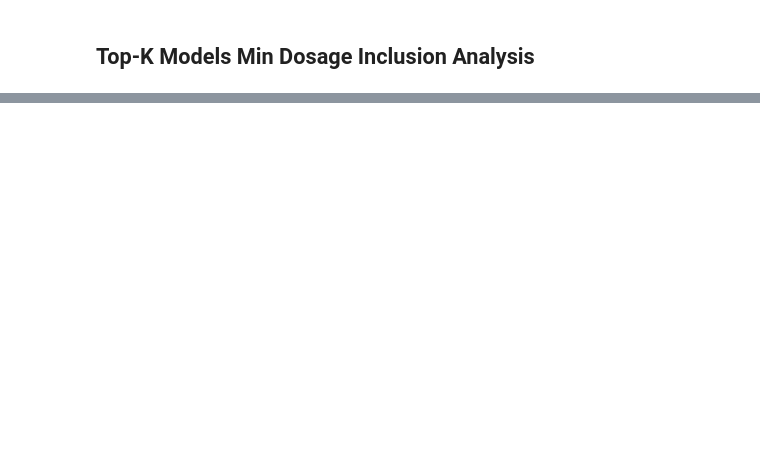
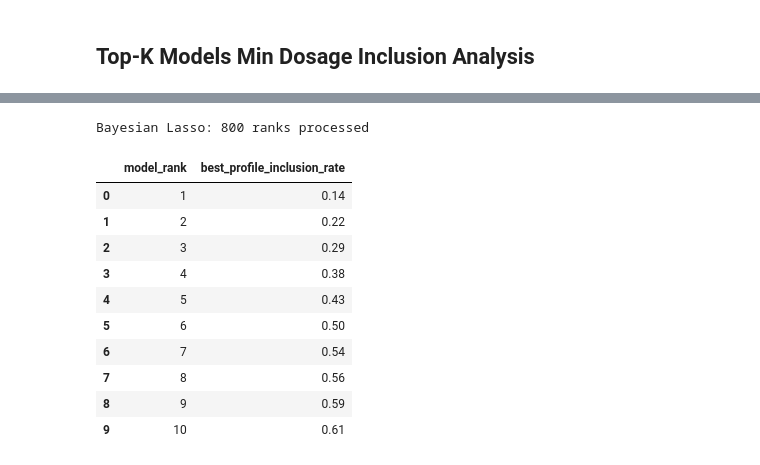
Before and after one commit to AparaV/rashomon-partition-sets, a Jupyter notebook: Code/analyze_reff_simulations.ipynb, the cells around one changed output, grey strips where cells are left out. Saved outputs shown, nothing was run; the diff lists cells and outputs as text; code cells hidden in the pictures; blank space fills up the shorter version.

```diff
--- a/Code/analyze_reff_simulations.ipynb
+++ b/Code/analyze_reff_simulations.ipynb
@@ -780,27 +813,40 @@ KeyError: 'min_dosage'
 # %%
-# Process Bayesian Lasso samples: sort by neg_log_posterior and compute cumulative min_dosage inclusion
+# Process Bayesian Lasso samples: sort by neg_log_posterior and compute cumulative best profile inclusion
 blasso_topk_df = blasso_samples_raw_df.copy()
 
 # Sort by neg_log_posterior within each simulation
 blasso_topk_df = blasso_topk_df.sort_values(["n_per_pol", "sim_num", "neg_log_posterior"], ascending=True)
 
 # Assign rank within each simulation
 blasso_topk_df["model_rank"] = blasso_topk_df.groupby(["n_per_pol", "sim_num"]).cumcount() + 1
 
 # Keep only top K models
 blasso_topk_df = blasso_topk_df[blasso_topk_df["model_rank"] <= K]
 
-# Compute cumulative min_dosage inclusion: 1 if any model up to this rank has min_dosage > 0
-blasso_topk_df["min_dosage_present"] = (blasso_topk_df["min_dosage"] > 0).astype(int)
-blasso_topk_df["cumulative_min_dosage"] = blasso_topk_df.groupby(
+# Compute cumulative best profile inclusion: 1 if any model up to this rank has the true best profile
+blasso_topk_df["best_profile_present"] = (blasso_topk_df[true_best_profile] > 0).astype(int)
+blasso_topk_df["cumulative_best_profile"] = blasso_topk_df.groupby(
     ["n_per_pol", "sim_num"]
-)["min_dosage_present"].cumsum()
-blasso_topk_df["cumulative_min_dosage"] = (blasso_topk_df["cumulative_min_dosage"] > 0).astype(int)
+)["best_profile_present"].cumsum()
+blasso_topk_df["cumulative_best_profile"] = (blasso_topk_df["cumulative_best_profile"] > 0).astype(int)
 
 # Average across simulations for each rank
-blasso_topk_summary = blasso_topk_df.groupby("model_rank")["cumulative_min_dosage"].mean().reset_index()
-blasso_topk_summary.rename(columns={"cumulative_min_dosage": "min_dosage_inclusion_rate"}, inplace=True)
+blasso_topk_summary = blasso_topk_df.groupby("model_rank")["cumulative_best_profile"].mean().reset_index()
+blasso_topk_summary.rename(columns={"cumulative_best_profile": "best_profile_inclusion_rate"}, inplace=True)
 
 print(f"Bayesian Lasso: {len(blasso_topk_summary)} ranks processed")
 blasso_topk_summary.head(10)
+# %% [output]
+Bayesian Lasso: 800 ranks processed
+|  | model_rank | best_profile_inclusion_rate |
+| 0 | 1 | 0.14 |
+| 1 | 2 | 0.22 |
+| 2 | 3 | 0.29 |
+| 3 | 4 | 0.38 |
+| 4 | 5 | 0.43 |
+| 5 | 6 | 0.50 |
+| 6 | 7 | 0.54 |
+| 7 | 8 | 0.56 |
+| 8 | 9 | 0.59 |
+| 9 | 10 | 0.61 |
 # %%
```
Also changed, not shown: parts of 5 cells of this notebook.
